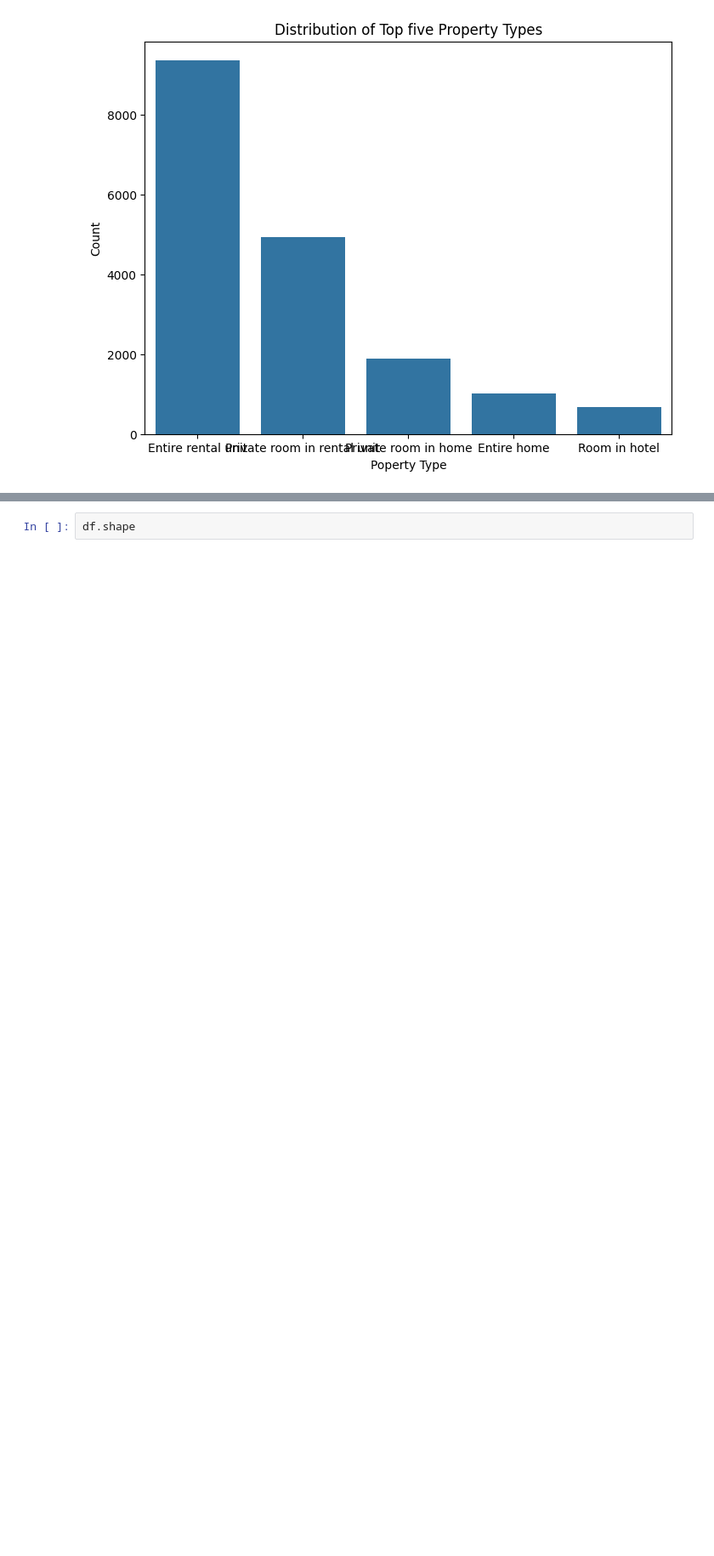
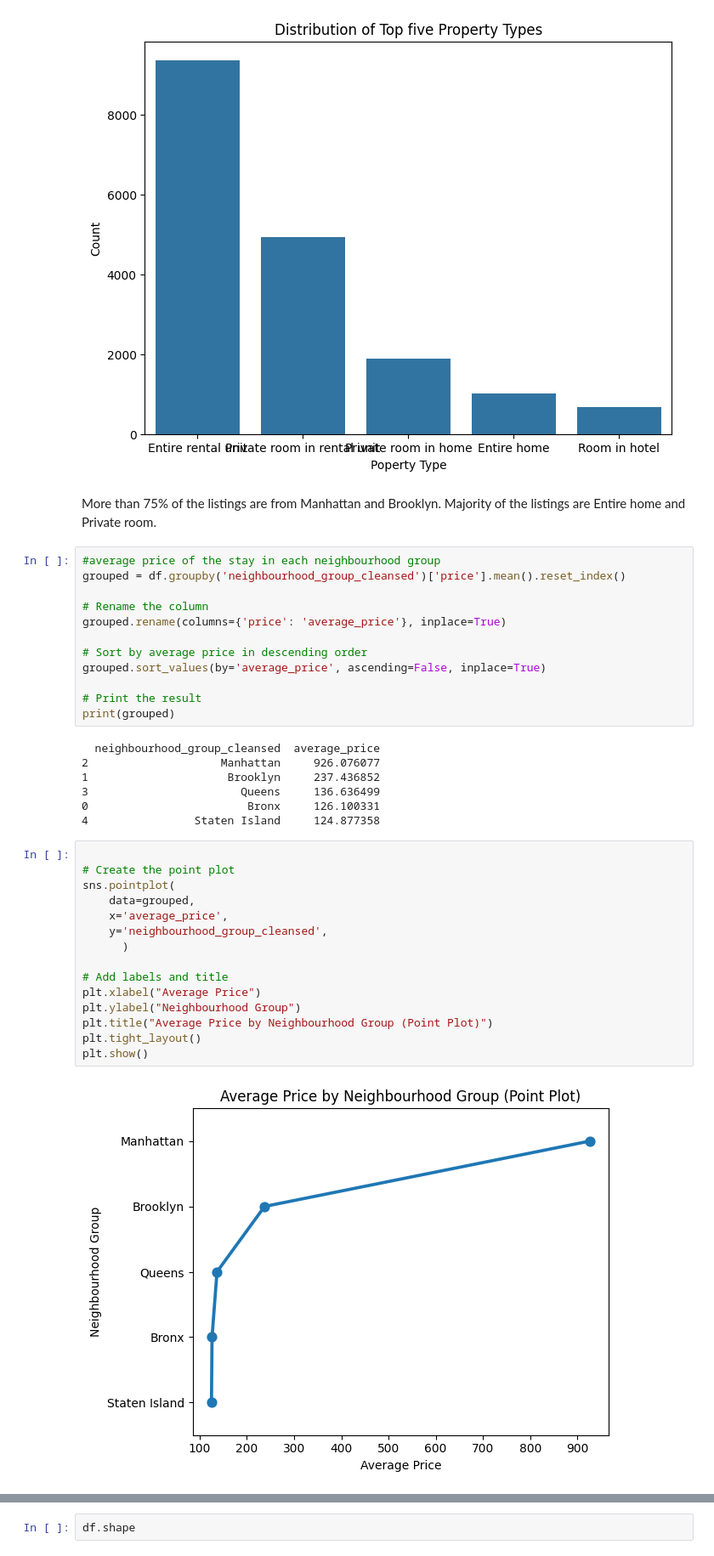
Before and after one commit to Sherinskuruvilla/airbnb-nyc-project, a Jupyter notebook: notebooks/airbnbnyc_EDA.ipynb, the cells around one changed output, grey strips where cells are left out. Shown at 85% size. Drawn from its saved outputs; the diff is of its cells as text; blank space fills up the shorter version.

```diff
--- a/notebooks/airbnbnyc_EDA.ipynb
+++ b/notebooks/airbnbnyc_EDA.ipynb
@@ -166,3 +164,42 @@ plt.title('Distribution of Top five Property Types')
 plt.show()
 # %% [output]
 [figure]
+# %% [markdown]
+More than 75% of the listings are from Manhattan and Brooklyn.
+Majority of the listings are Entire home and Private room.
+# %%
+#average price of the stay in each neighbourhood group
+grouped = df.groupby('neighbourhood_group_cleansed')['price'].mean().reset_index()
+
+# Rename the column
+grouped.rename(columns={'price': 'average_price'}, inplace=True)
+
+# Sort by average price in descending order
+grouped.sort_values(by='average_price', ascending=False, inplace=True)
+
+# Print the result
+print(grouped)
+# %% [output]
+  neighbourhood_group_cleansed  average_price
+2                    Manhattan     926.076077
+1                     Brooklyn     237.436852
+3                       Queens     136.636499
+0                        Bronx     126.100331
+4                Staten Island     124.877358
+# %%
+
+# Create the point plot
+sns.pointplot(
+    data=grouped,
+    x='average_price',
+    y='neighbourhood_group_cleansed',
+      )
+
+# Add labels and title
+plt.xlabel("Average Price")
+plt.ylabel("Neighbourhood Group")
+plt.title("Average Price by Neighbourhood Group (Point Plot)")
+plt.tight_layout()
+plt.show()
+# %% [output]
+[figure, added]
```
Also changed, not shown: parts of 14 cells of this notebook, 2 other files.
